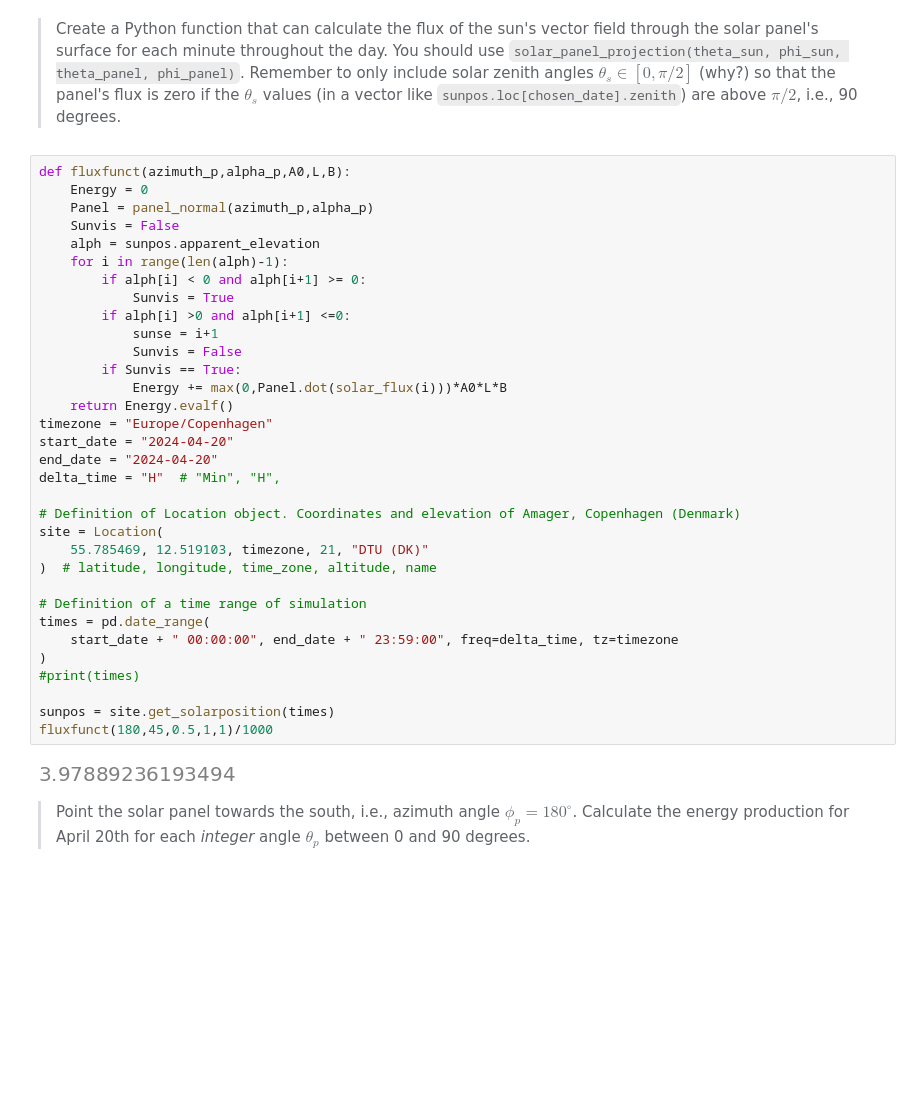
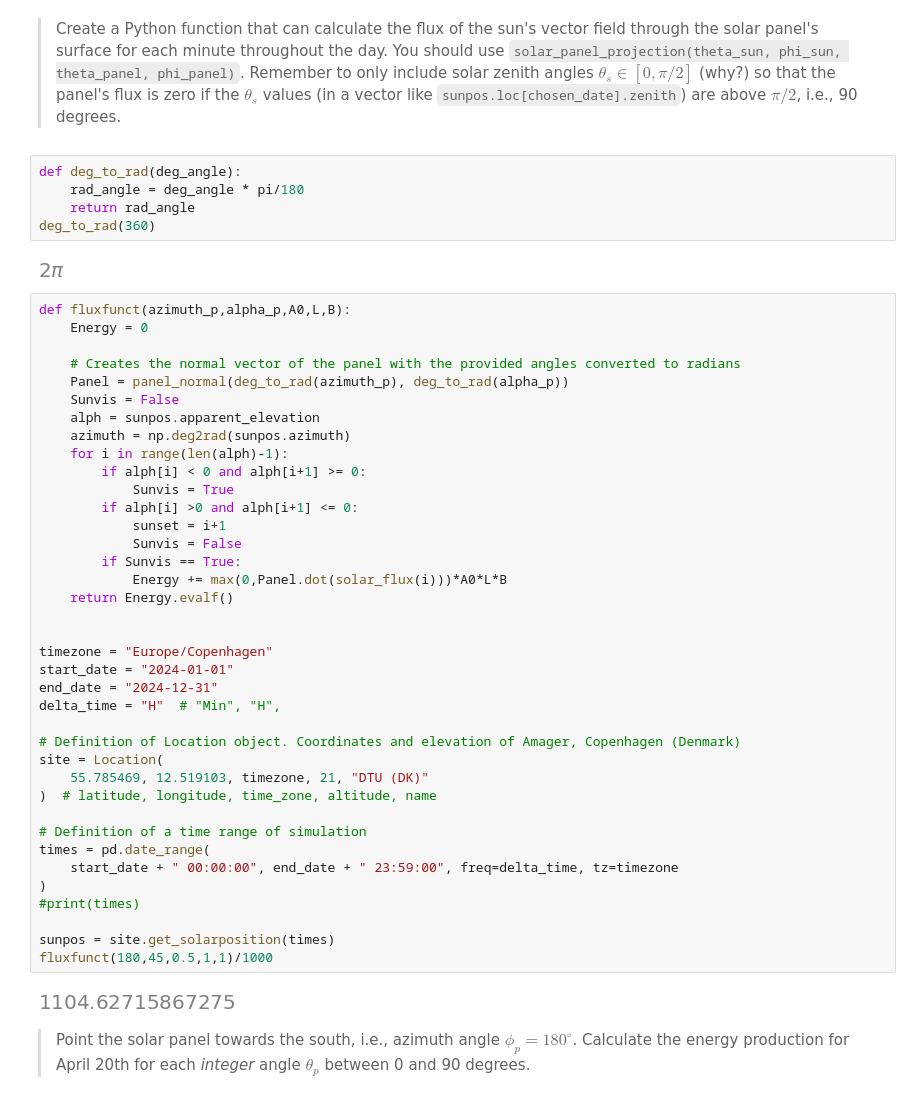
Before and after one commit to Romultra/Ultra-solar-panels, a Jupyter notebook: Questions.ipynb, the cells around one changed output. Saved outputs shown, nothing was run; the diff lists cells and outputs as text; blank space fills up the shorter version.

Commit message:
Start of the flux function modification

```diff
--- a/Questions.ipynb
+++ b/Questions.ipynb
@@ -289,40 +301,52 @@ sunloc(180,57,149597870700)
 > Write a Python function that converts from the sun's position in the sky to zenith and azimuth (in degrees or radians) in $xyz$ coordinates. The `np.arctan2(y, x)` and `np.rad2deg()` functions may be useful.
 # %% [markdown]
 > Create a Python function that can calculate the flux of the sun's vector field through the solar panel's surface for each minute throughout the day. You should use `solar_panel_projection(theta_sun, phi_sun, theta_panel, phi_panel)`. Remember to only include solar zenith angles $\theta_s \in [0, \pi/2]$ (why?) so that the panel's flux is zero if the $\theta_s$ values (in a vector like `sunpos.loc[chosen_date].zenith`) are above $\pi/2$, i.e., 90 degrees.
+# %%
+def deg_to_rad(deg_angle):
+    rad_angle = deg_angle * pi/180
+    return rad_angle
+deg_to_rad(360)
+# %% [output]
+[figure, added]
 # %%
 def fluxfunct(azimuth_p,alpha_p,A0,L,B):
     Energy = 0
-    Panel = panel_normal(azimuth_p,alpha_p)
+
+    # Creates the normal vector of the panel with the provided angles converted to radians
+    Panel = panel_normal(deg_to_rad(azimuth_p), deg_to_rad(alpha_p))
     Sunvis = False
     alph = sunpos.apparent_elevation
+    azimuth = np.deg2rad(sunpos.azimuth)
     for i in range(len(alph)-1):
         if alph[i] < 0 and alph[i+1] >= 0:
             Sunvis = True
-        if alph[i] >0 and alph[i+1] <=0:
-            sunse = i+1
+        if alph[i] >0 and alph[i+1] <= 0:
+            sunset = i+1
             Sunvis = False
         if Sunvis == True:
             Energy += max(0,Panel.dot(solar_flux(i)))*A0*L*B
     return Energy.evalf()
+
+
 timezone = "Europe/Copenhagen"
-start_date = "2024-04-20"
-end_date = "2024-04-20"
+start_date = "2024-01-01"
+end_date = "2024-12-31"
 delta_time = "H"  # "Min", "H",
 
 # Definition of Location object. Coordinates and elevation of Amager, Copenhagen (Denmark)
 site = Location(
     55.785469, 12.519103, timezone, 21, "DTU (DK)"
 )  # latitude, longitude, time_zone, altitude, name
 
 # Definition of a time range of simulation
 times = pd.date_range(
     start_date + " 00:00:00", end_date + " 23:59:00", freq=delta_time, tz=timezone
 )
 #print(times)
 
 sunpos = site.get_solarposition(times)
 fluxfunct(180,45,0.5,1,1)/1000
 # %% [output]
-[figure, old version]
+[figure, new version]
 # %% [markdown]
 > Point the solar panel towards the south, i.e., azimuth angle $\phi_p = 180^\circ$. Calculate the energy production for April 20th for each *integer* angle $\theta_p$ between 0 and 90 degrees.
```
Also changed, not shown: parts of 6 cells of this notebook.
